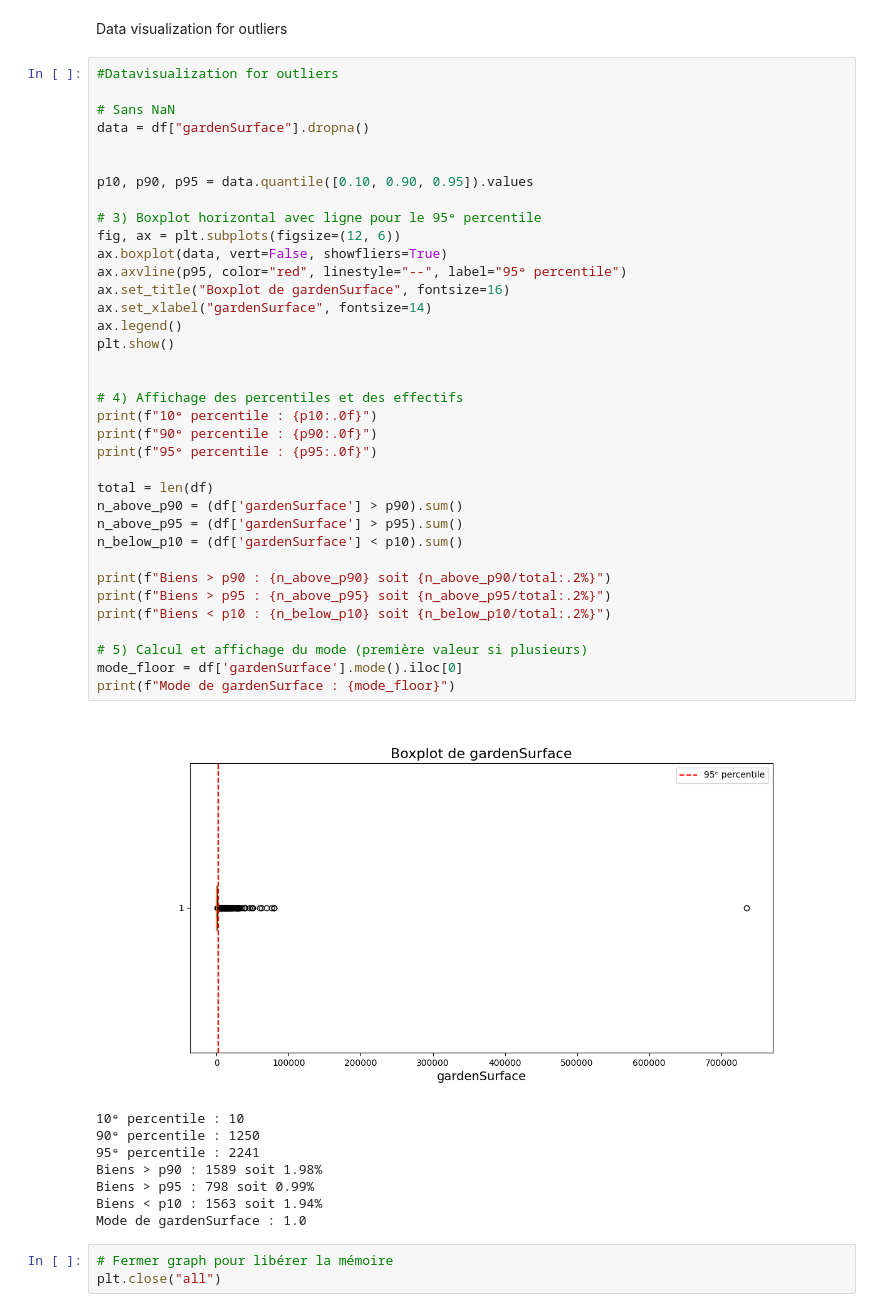
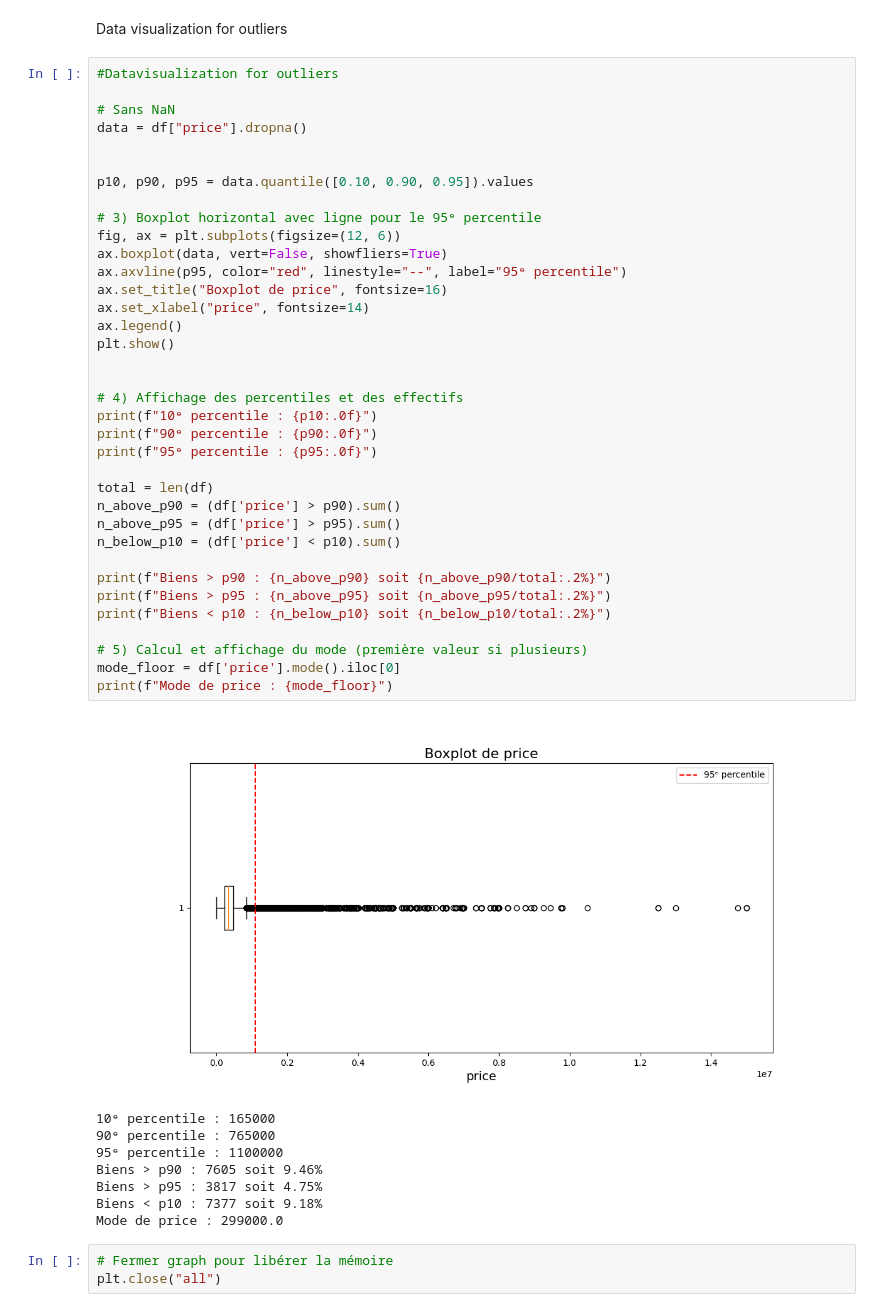
Before and after one commit to becodeorg/immo-eliza-machine-learning-Linwe-e, a Jupyter notebook: preprocess_code_better.ipynb, the cells around one changed output. Drawn from its saved outputs; the diff is of its cells as text.

```diff
--- a/preprocess_code_better.ipynb
+++ b/preprocess_code_better.ipynb
@@ -68,48 +68,48 @@ Data visualization for outliers
 # %%
 #Datavisualization for outliers
 
 # Sans NaN
-data = df["gardenSurface"].dropna()
+data = df["price"].dropna()
 
 
 p10, p90, p95 = data.quantile([0.10, 0.90, 0.95]).values
 
 # 3) Boxplot horizontal avec ligne pour le 95ᵉ percentile
 fig, ax = plt.subplots(figsize=(12, 6))
 ax.boxplot(data, vert=False, showfliers=True)
 ax.axvline(p95, color="red", linestyle="--", label="95ᵉ percentile")
-ax.set_title("Boxplot de gardenSurface", fontsize=16)
-ax.set_xlabel("gardenSurface", fontsize=14)
+ax.set_title("Boxplot de price", fontsize=16)
+ax.set_xlabel("price", fontsize=14)
 ax.legend()
 plt.show()
 
 
 # 4) Affichage des percentiles et des effectifs
 print(f"10ᵉ percentile : {p10:.0f}")
 print(f"90ᵉ percentile : {p90:.0f}")
 print(f"95ᵉ percentile : {p95:.0f}")
 
 total = len(df)
-n_above_p90 = (df['gardenSurface'] > p90).sum()
-n_above_p95 = (df['gardenSurface'] > p95).sum()
-n_below_p10 = (df['gardenSurface'] < p10).sum()
+n_above_p90 = (df['price'] > p90).sum()
+n_above_p95 = (df['price'] > p95).sum()
+n_below_p10 = (df['price'] < p10).sum()
 
 print(f"Biens > p90 : {n_above_p90} soit {n_above_p90/total:.2%}")
 print(f"Biens > p95 : {n_above_p95} soit {n_above_p95/total:.2%}")
 print(f"Biens < p10 : {n_below_p10} soit {n_below_p10/total:.2%}")
 
 # 5) Calcul et affichage du mode (première valeur si plusieurs)
-mode_floor = df['gardenSurface'].mode().iloc[0]
-print(f"Mode de gardenSurface : {mode_floor}")
+mode_floor = df['price'].mode().iloc[0]
+print(f"Mode de price : {mode_floor}")
 # %% [output]
-[figure, old version]
+[figure, new version]
-10ᵉ percentile : 10
-90ᵉ percentile : 1250
-95ᵉ percentile : 2241
-Biens > p90 : 1589 soit 1.98%
-Biens > p95 : 798 soit 0.99%
-Biens < p10 : 1563 soit 1.94%
-Mode de gardenSurface : 1.0
+10ᵉ percentile : 165000
+90ᵉ percentile : 765000
+95ᵉ percentile : 1100000
+Biens > p90 : 7605 soit 9.46%
+Biens > p95 : 3817 soit 4.75%
+Biens < p10 : 7377 soit 9.18%
+Mode de price : 299000.0
 # %%
 # Fermer graph pour libérer la mémoire
 plt.close("all")
```
Also changed, not shown: parts of 17 cells of this notebook.
